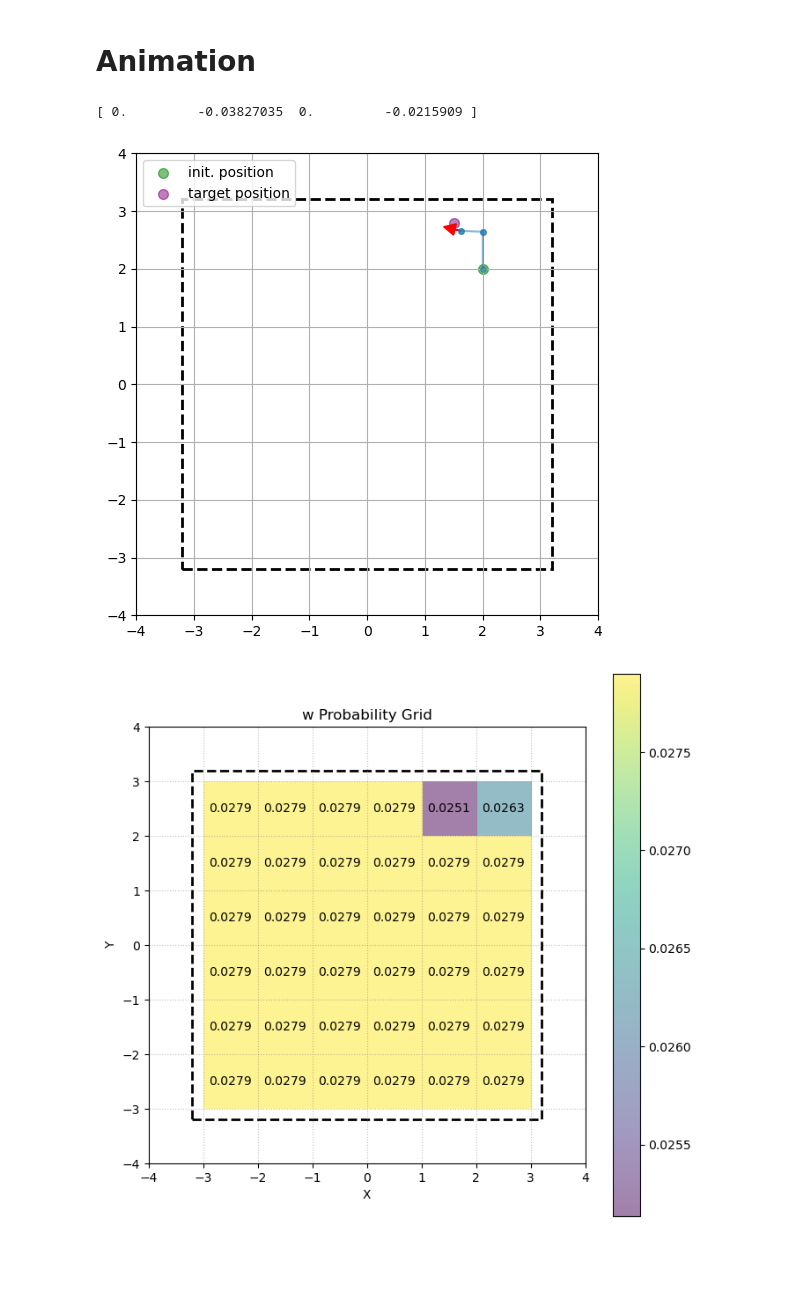
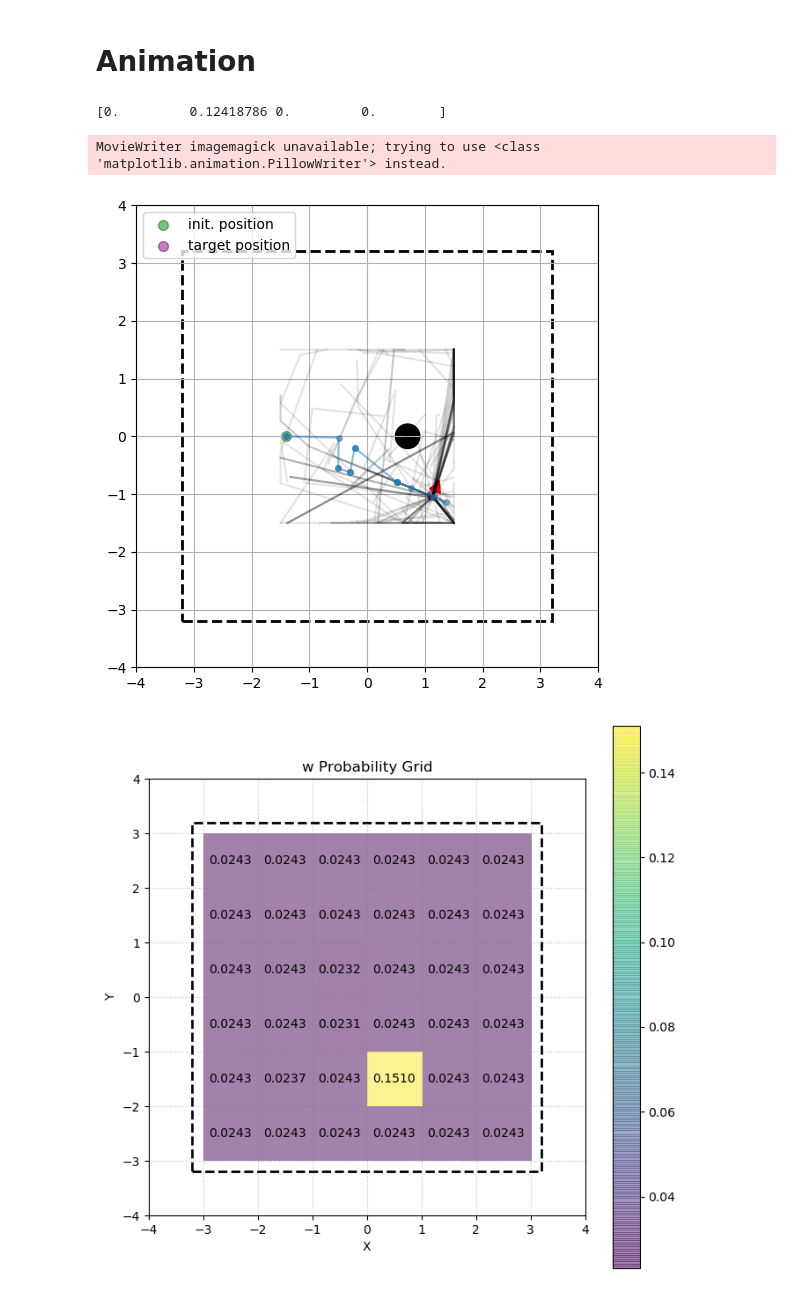
Before and after one commit to guaMass/BEINGS, a Jupyter notebook: src/visual_animation_2d.ipynb, the cells around one changed output. Cells and saved outputs as stored; diff of their text form; code cells hidden in the pictures; blank space fills up the shorter version.

```diff
--- a/src/visual_animation_2d.ipynb
+++ b/src/visual_animation_2d.ipynb
@@ -47,14 +50,14 @@ all_controls = []
 all_prob_maps = []
 
 # Loop through the files in the directory
-for filename in sorted(os.listdir('./pie_temp/task_5/'), key=lambda x: int(x.split('_')[-1].split('.')[0])):
+for filename in sorted(os.listdir('../temp-1128/image4_(2)/'), key=lambda x: int(x.split('_')[-1].split('.')[0])):
     if filename.startswith('rollout_traj_') and filename.endswith('.npy'):
-        traj = np.load(os.path.join('./pie_temp/task_5/', filename))
+        traj = np.load(os.path.join('../temp-1128/image4_(2)/', filename))
         all_trajs.append(traj)
     elif filename.startswith('control_') and filename.endswith('.npy'):
-        control = np.load(os.path.join('./pie_temp/task_5/', filename))
+        control = np.load(os.path.join('../temp-1128/image4_(2)/', filename))
         all_controls.append(control)
     elif filename.startswith('prob_grid_') and filename.endswith('.npy'):
-        prob_map = np.load(os.path.join('./pie_temp/task_5/', filename))
+        prob_map = np.load(os.path.join('../temp-1128/image4_(2)/', filename))
         all_prob_maps.append(prob_map)
 # %%
@@ -144,11 +147,12 @@ def animate_simulation(states, pred_trajs, opt_trajs=None):
 # %%
 print(all_controls[-2])
 # %% [output]
-[ 0.         -0.03827035  0.         -0.0215909 ]
+[0.         0.12418786 0.         0.        ]
 # %%
-animate_simulation(states[:6],all_trajs[:6])
+animate_simulation(states,all_trajs)
 # %% [output]
+MovieWriter imagemagick unavailable; trying to use <class 'matplotlib.animation.PillowWriter'> instead.
-[figure, old version]
+[figure, new version]
 # %%
 def plot_probability_grid(probability):
     fig, ax = plt.subplots(figsize=(8, 8))
@@ -199,9 +203,9 @@ def plot_probability_grid(probability):
 # #save states to npy file
 # np.save('states.npy', states)
 # %%
-plot_probability_grid(all_prob_maps[5])
+plot_probability_grid(all_prob_maps[-1])
 # %% [output]
-[figure, old version]
+[figure, new version]
 # %%
 def save_probability_grid(probability,name):
     fig, ax = plt.subplots(figsize=(8, 8))
```
Also changed, not shown: parts of 3 cells of this notebook, 1 other file.
